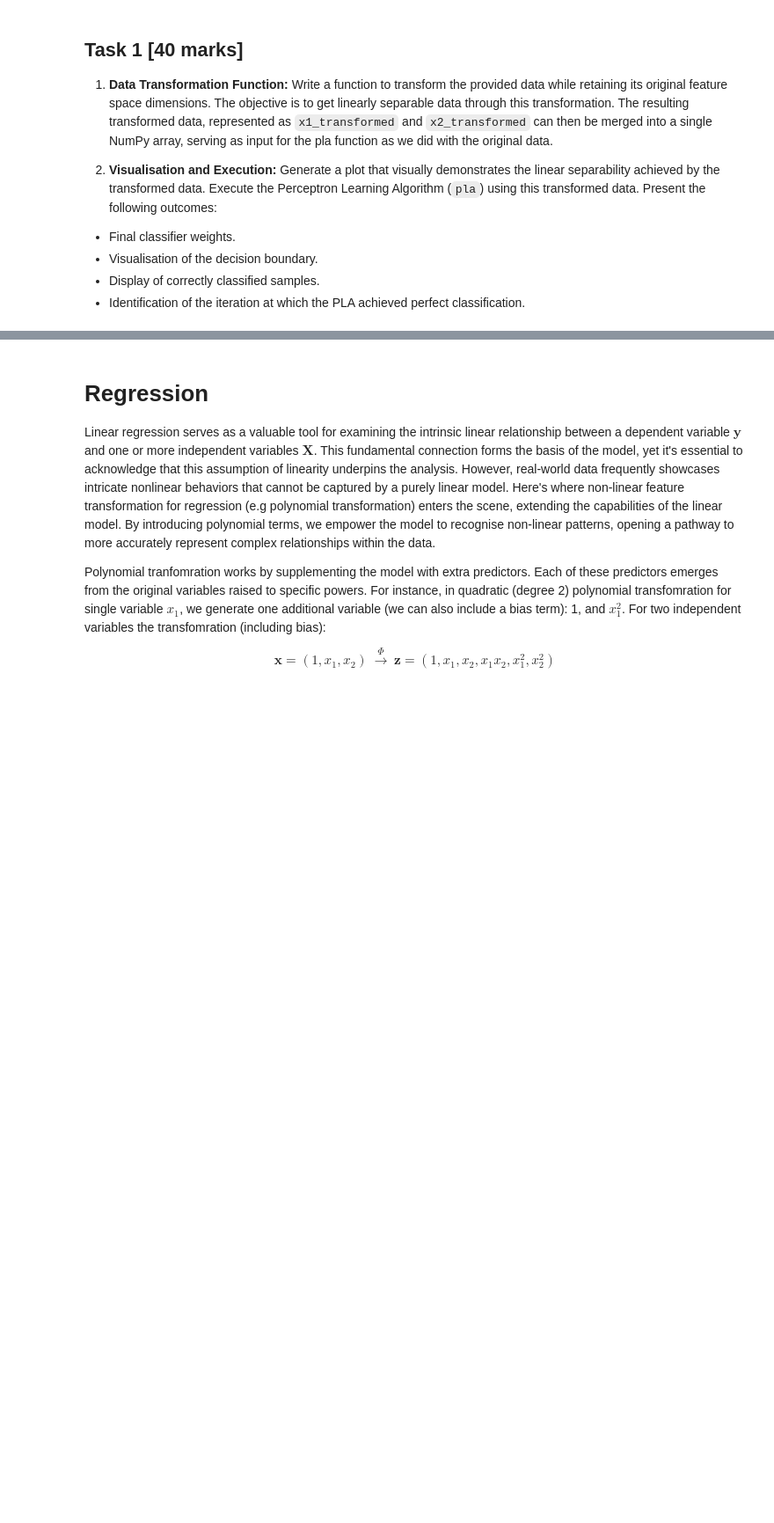
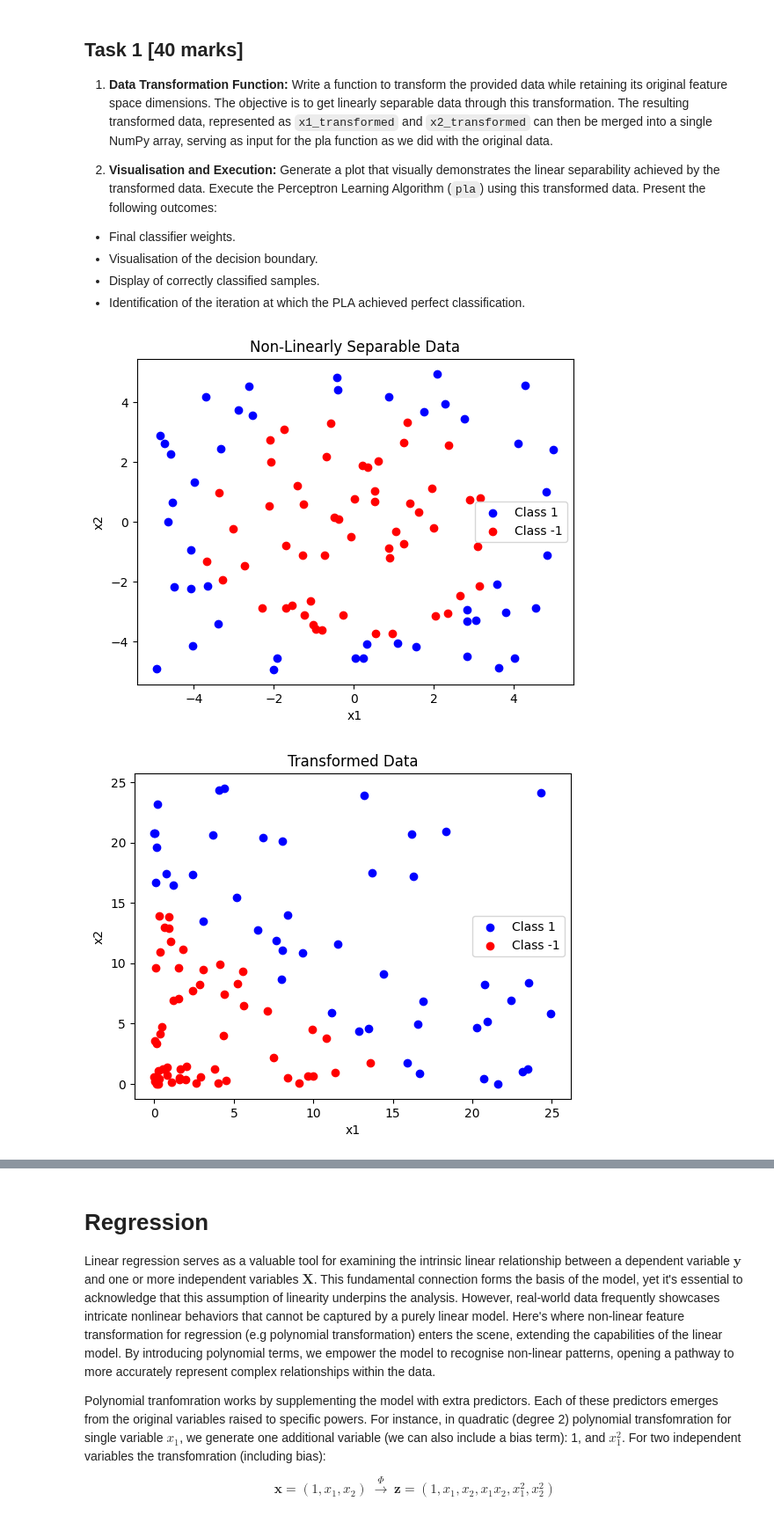
Before and after one commit to RandomCloneTrooper/ML, a Jupyter notebook: 03_ML_NLFT.ipynb, the cells around one changed output, grey strips where cells are left out. Shown at 88% size. Drawn from its saved outputs; the diff is of its cells as text; code cells hidden in the pictures; blank space fills up the shorter version.

```diff
--- a/03_ML_NLFT.ipynb
+++ b/03_ML_NLFT.ipynb
@@ -156,4 +156,20 @@ def pla(n_iter, X, y):
   - Visualisation of the decision boundary.
   - Display of correctly classified samples.
   - Identification of the iteration at which the PLA achieved perfect classification.
+# %%
+# Task 1
+def transform(x):
+  x_transformed = []
+  for i in x:
+    x_transformed.append(i**2)
+  return x_transformed
+
+plot_data(x1, x2, labels, 'Non-Linearly Separable Data')
+x1_transformed = transform(x1)
+x2_transformed = transform(x2)
+plot_data(np.array(x1_transformed), np.array(x2_transformed), labels, 'Transformed Data')
+X_transformed = np.column_stack((x1_transformed, x2_transformed))
+# %% [output]
+[figure, added]
+[figure, added]
 # %%
```
Also changed, not shown: parts of 6 cells of this notebook.
